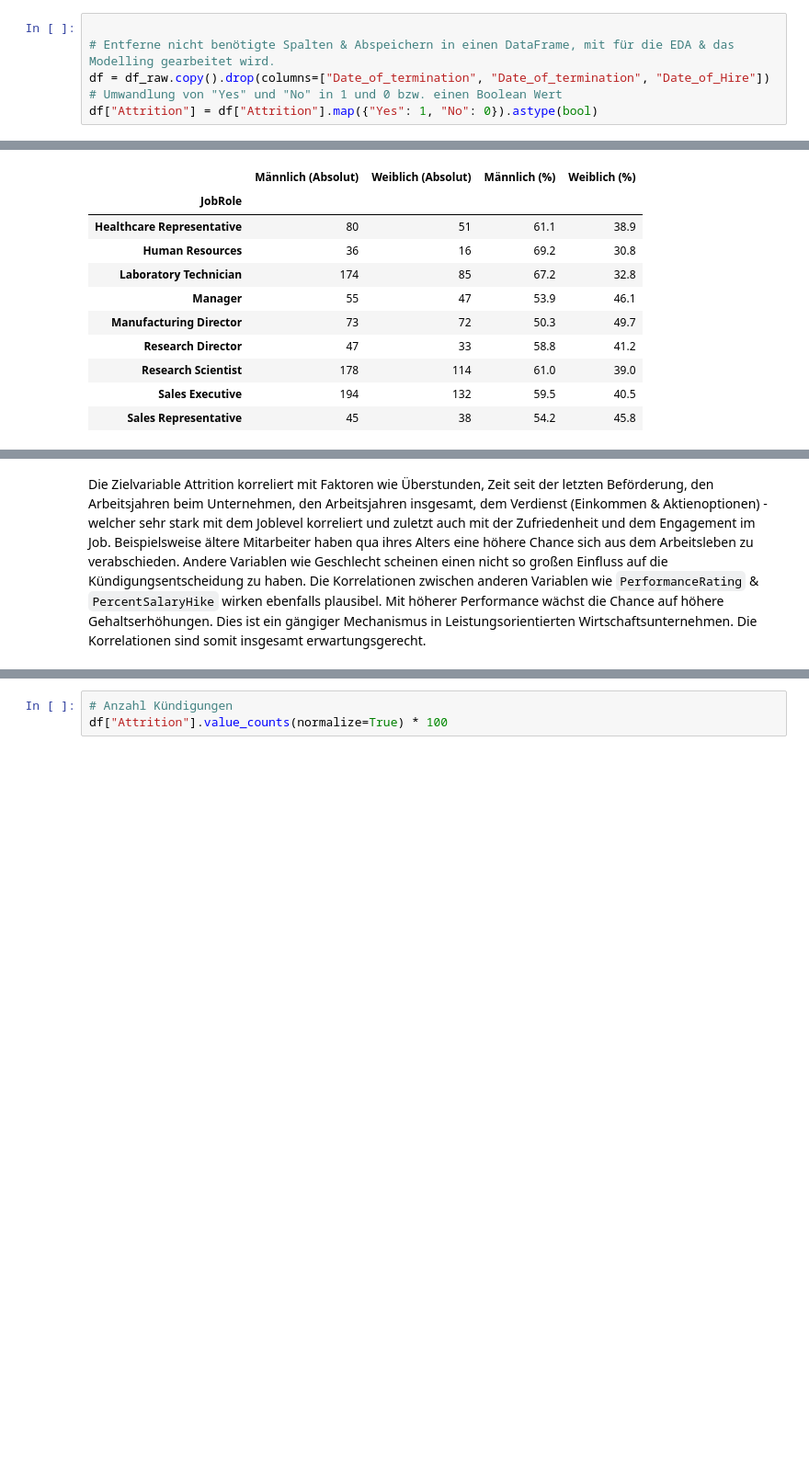
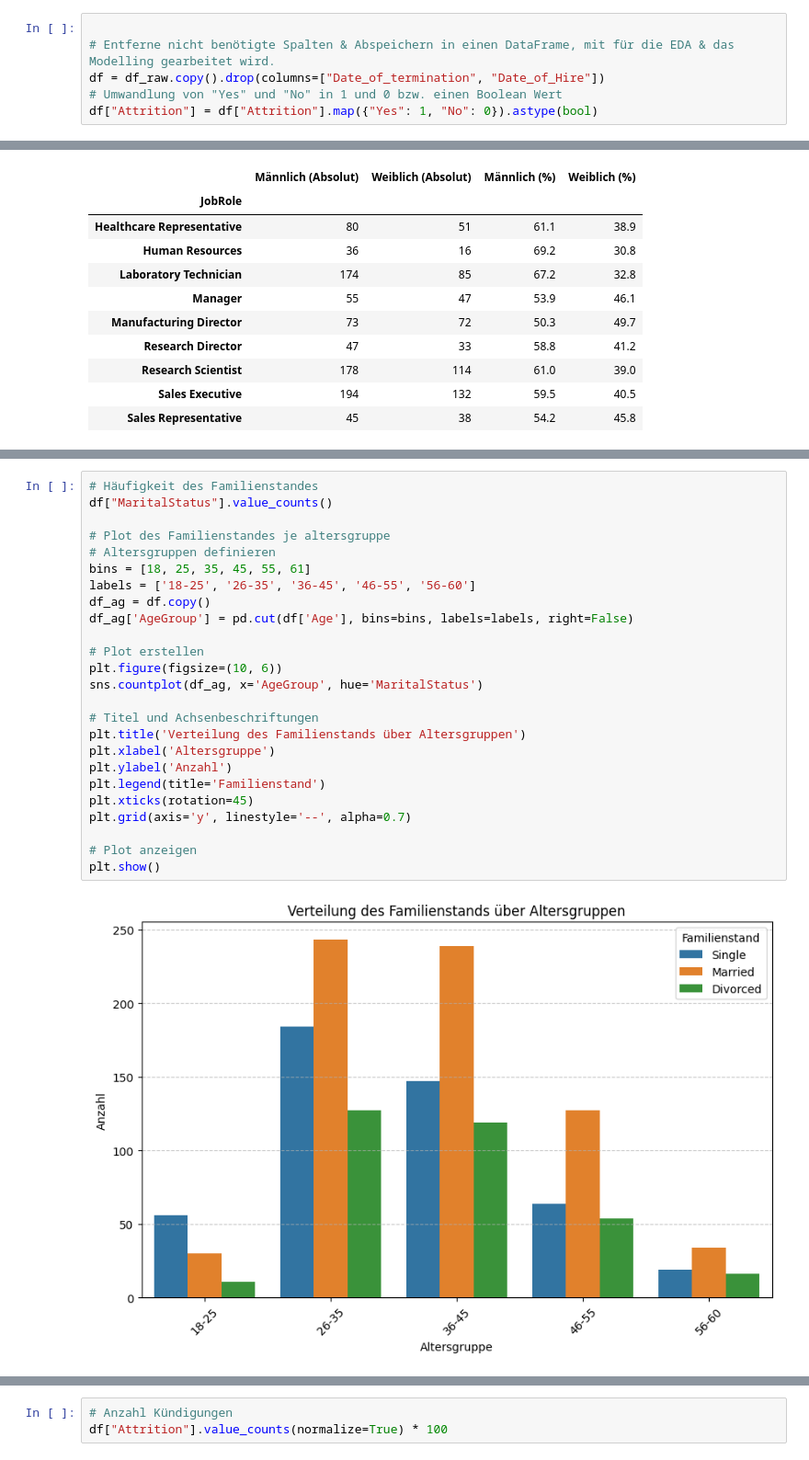
Before and after one commit to TBMeyer/dmi_fluctuation, a Jupyter notebook: notebooks/main.ipynb, the cells around one changed output, grey strips where cells are left out. Shown at 92% size. Cells and saved outputs as stored; diff of their text form; blank space fills up the shorter version.

```diff
--- a/notebooks/main.ipynb
+++ b/notebooks/main.ipynb
@@ -116,7 +116,7 @@ df_raw.select_dtypes(exclude=['number']).head()
 # %%
 
 # Entferne nicht benötigte Spalten & Abspeichern in einen DataFrame, mit für die EDA & das Modelling gearbeitet wird.
-df = df_raw.copy().drop(columns=["Date_of_termination", "Date_of_termination", "Date_of_Hire"])
+df = df_raw.copy().drop(columns=["Date_of_termination", "Date_of_Hire"])
 # Umwandlung von "Yes" und "No" in 1 und 0 bzw. einen Boolean Wert
 df["Attrition"] = df["Attrition"].map({"Yes": 1, "No": 0}).astype(bool)
 # %% [markdown]
@@ -202,2 +183,27 @@ plt.show()
-# %% [markdown]
-Die Zielvariable Attrition korreliert mit Faktoren wie Überstunden, Zeit seit der letzten Beförderung, den Arbeitsjahren beim Unternehmen, den Arbeitsjahren insgesamt, dem Verdienst (Einkommen & Aktienoptionen) - welcher sehr stark mit dem Joblevel korreliert und zuletzt auch mit der Zufriedenheit und dem Engagement im Job. Beispielsweise ältere Mitarbeiter haben qua ihres Alters eine höhere Chance sich aus dem Arbeitsleben zu verabschieden. Andere Variablen wie Geschlecht scheinen einen nicht so großen Einfluss auf die Kündigungsentscheidung zu haben. Die Korrelationen zwischen anderen Variablen wie `PerformanceRating` & `PercentSalaryHike` wirken ebenfalls plausibel. Mit höherer Performance wächst die Chance auf höhere Gehaltserhöhungen. Dies ist ein gängiger Mechanismus in Leistungsorientierten Wirtschaftsunternehmen. Die Korrelationen sind somit insgesamt erwartungsgerecht.
+# %%
+# Häufigkeit des Familienstandes
+df["MaritalStatus"].value_counts()
+
+# Plot des Familienstandes je altersgruppe
+# Altersgruppen definieren
+bins = [18, 25, 35, 45, 55, 61]
+labels = ['18-25', '26-35', '36-45', '46-55', '56-60']
+df_ag = df.copy()
+df_ag['AgeGroup'] = pd.cut(df['Age'], bins=bins, labels=labels, right=False)
+
+# Plot erstellen
+plt.figure(figsize=(10, 6))
+sns.countplot(df_ag, x='AgeGroup', hue='MaritalStatus')
+
+# Titel und Achsenbeschriftungen
+plt.title('Verteilung des Familienstands über Altersgruppen')
+plt.xlabel('Altersgruppe')
+plt.ylabel('Anzahl')
+plt.legend(title='Familienstand')
+plt.xticks(rotation=45)
+plt.grid(axis='y', linestyle='--', alpha=0.7)
+
+# Plot anzeigen
+plt.show()
+# %% [output]
+[figure, added]
```
Also changed, not shown: parts of 20 cells of this notebook, 3 other files.
